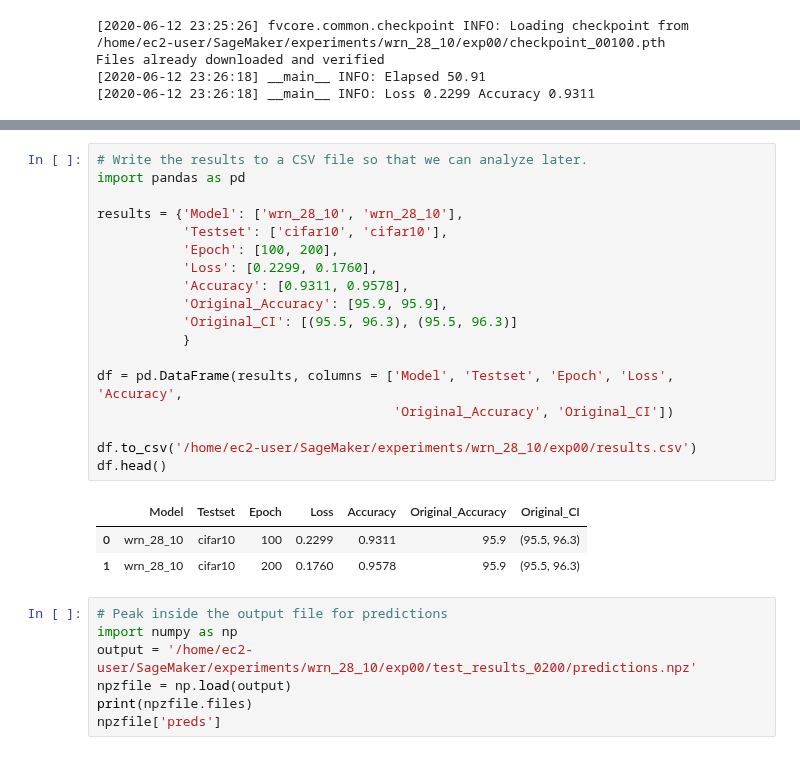
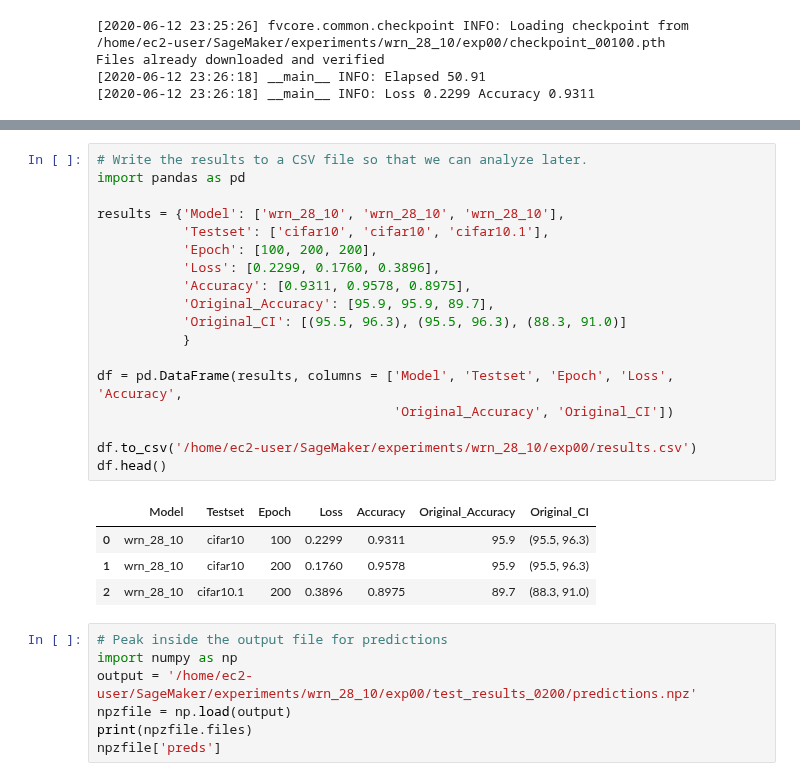
Before and after one commit to danzisar/w210-capstone, a Jupyter notebook: aws-notebooks/wrn_28_10.ipynb, the cells around one changed output, grey strips where cells are left out. Drawn from its saved outputs; the diff is of its cells as text.

```diff
--- a/aws-notebooks/wrn_28_10.ipynb
+++ b/aws-notebooks/wrn_28_10.ipynb
@@ -106,25 +121,26 @@ Files already downloaded and verified
 # %%
 # Write the results to a CSV file so that we can analyze later.
 import pandas as pd
 
-results = {'Model': ['wrn_28_10', 'wrn_28_10'],
-           'Testset': ['cifar10', 'cifar10'],
-           'Epoch': [100, 200],
-           'Loss': [0.2299, 0.1760],
-           'Accuracy': [0.9311, 0.9578],
-           'Original_Accuracy': [95.9, 95.9],
-           'Original_CI': [(95.5, 96.3), (95.5, 96.3)]
+results = {'Model': ['wrn_28_10', 'wrn_28_10', 'wrn_28_10'],
+           'Testset': ['cifar10', 'cifar10', 'cifar10.1'],
+           'Epoch': [100, 200, 200],
+           'Loss': [0.2299, 0.1760, 0.3896],
+           'Accuracy': [0.9311, 0.9578, 0.8975],
+           'Original_Accuracy': [95.9, 95.9, 89.7],
+           'Original_CI': [(95.5, 96.3), (95.5, 96.3), (88.3, 91.0)]
            }
 
 df = pd.DataFrame(results, columns = ['Model', 'Testset', 'Epoch', 'Loss', 'Accuracy',
                                       'Original_Accuracy', 'Original_CI'])
 
 df.to_csv('/home/ec2-user/SageMaker/experiments/wrn_28_10/exp00/results.csv')
 df.head()
 # %% [output]
 |  | Model | Testset | Epoch | Loss | Accuracy | Original_Accuracy | Original_CI |
 | 0 | wrn_28_10 | cifar10 | 100 | 0.2299 | 0.9311 | 95.9 | (95.5, 96.3) |
 | 1 | wrn_28_10 | cifar10 | 200 | 0.1760 | 0.9578 | 95.9 | (95.5, 96.3) |
+| 2 | wrn_28_10 | cifar10.1 | 200 | 0.3896 | 0.8975 | 89.7 | (88.3, 91.0) |
 # %%
 # Peak inside the output file for predictions
 import numpy as np
```
Also changed, not shown: parts of 2 cells of this notebook, 13 other files.
